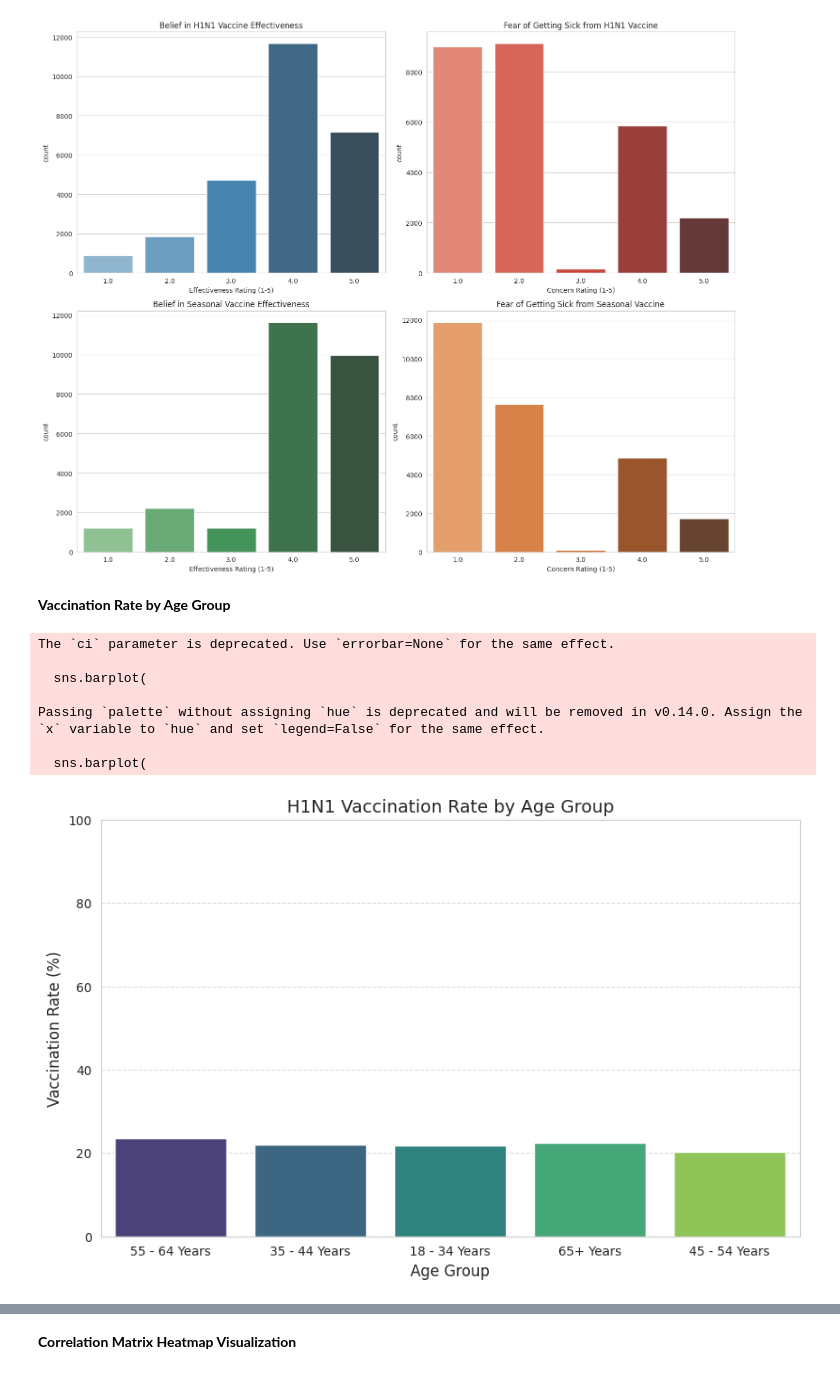
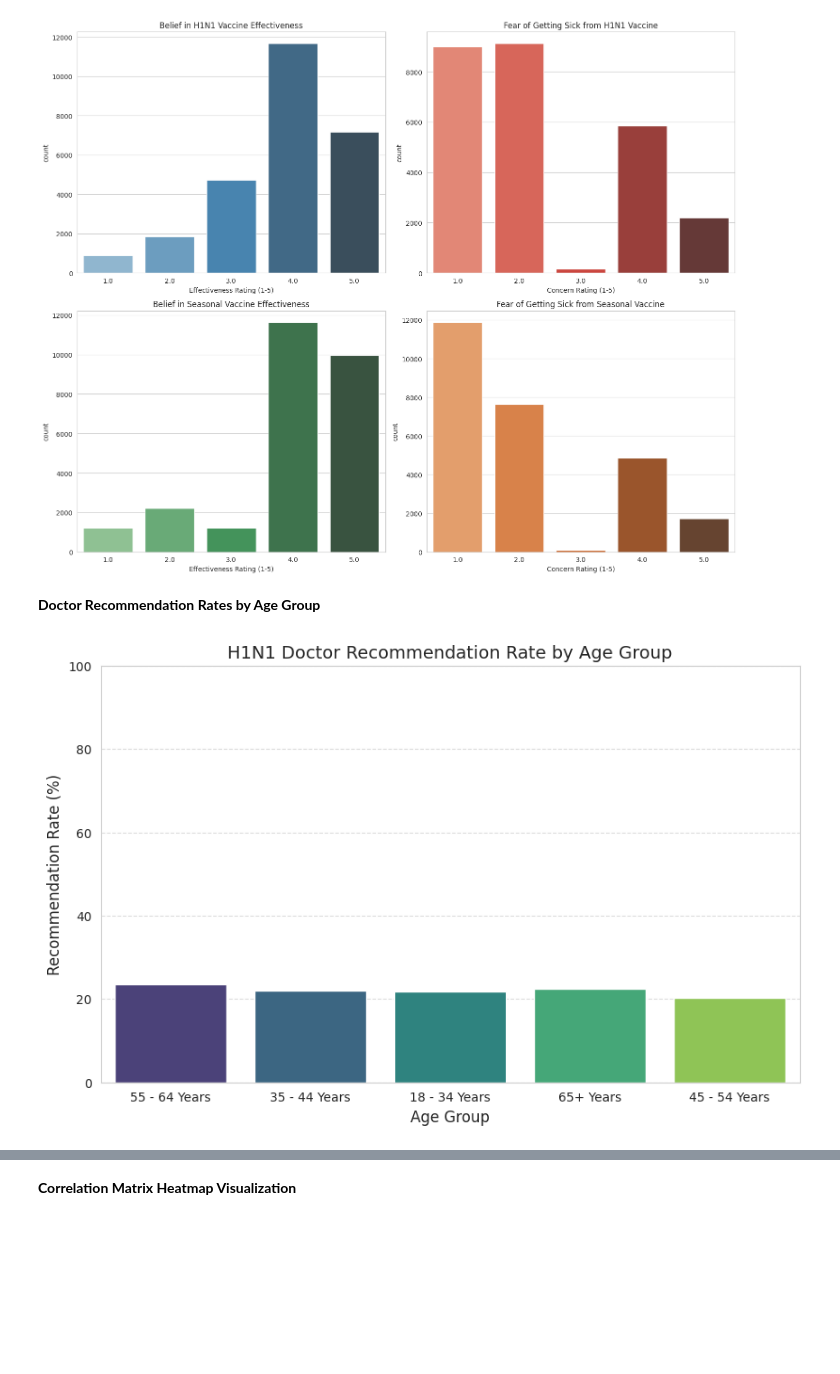
Before and after one commit to albert-raphael/alpha-group, a Jupyter notebook: Notebooks/flu shot.ipynb, the cells around one changed output, grey strips where cells are left out. Cells and saved outputs as stored; diff of their text form; code cells hidden in the pictures; blank space fills up the shorter version.

```diff
--- a/Notebooks/flu shot.ipynb
+++ b/Notebooks/flu shot.ipynb
@@ -819,35 +819,24 @@ Passing `palette` without assigning `hue` is deprecated and will be removed in v
 <Figure size 1200x800 with 0 Axes>
 [figure]
 # %% [markdown]
-**Vaccination Rate by Age Group**
+**Doctor Recommendation Rates by Age Group**
 # %%
-import pandas as pd
-import matplotlib.pyplot as plt
-import seaborn as sns
-
-
-# Plot Vaccination Rate by Age Group
 plt.figure(figsize=(10, 6))
 sns.barplot(
     x='age_group',
-    y='doctor_recc_h1n1',  # Replace with 'doctor_recc_seasonal' for seasonal flu analysis
+    y='doctor_recc_h1n1',
     data=df,
-    estimator=lambda x: sum(x) / len(x) * 100,  # Convert to percentage
-    ci=None,
-    palette='viridis'
+    estimator=lambda x: sum(x) / len(x) * 100,
+    errorbar=None,
+    palette='viridis',
+    hue='age_group',
+    legend=False
 )
-plt.title('H1N1 Vaccination Rate by Age Group', fontsize=14)
+plt.title('H1N1 Doctor Recommendation Rate by Age Group', fontsize=14)
 plt.xlabel('Age Group', fontsize=12)
-plt.ylabel('Vaccination Rate (%)', fontsize=12)
+plt.ylabel('Recommendation Rate (%)', fontsize=12)
 plt.ylim(0, 100)
 plt.grid(axis='y', linestyle='--', alpha=0.7)
 plt.show()
 # %% [output]
-The `ci` parameter is deprecated. Use `errorbar=None` for the same effect.
-
-  sns.barplot(
-
-Passing `palette` without assigning `hue` is deprecated and will be removed in v0.14.0. Assign the `x` variable to `hue` and set `legend=False` for the same effect.
-
-  sns.barplot(
-[figure, old version]
+[figure, new version]
```
Also changed, not shown: parts of 3 cells of this notebook, 2 other files.
